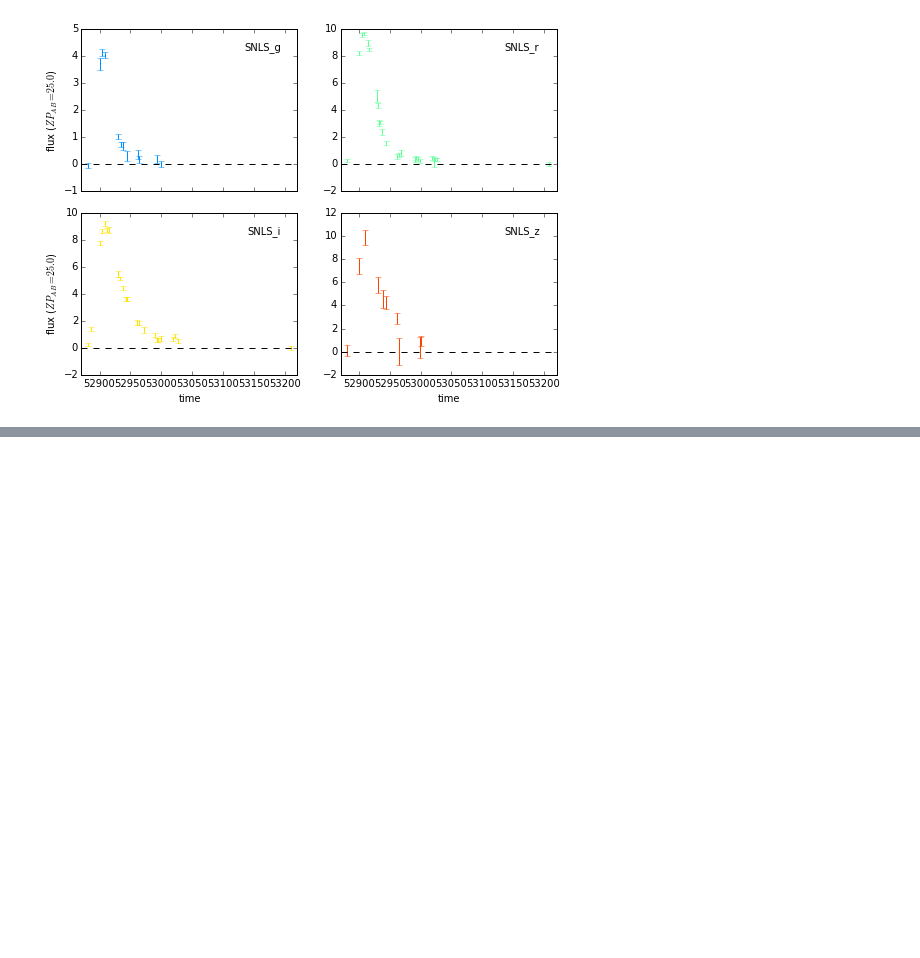
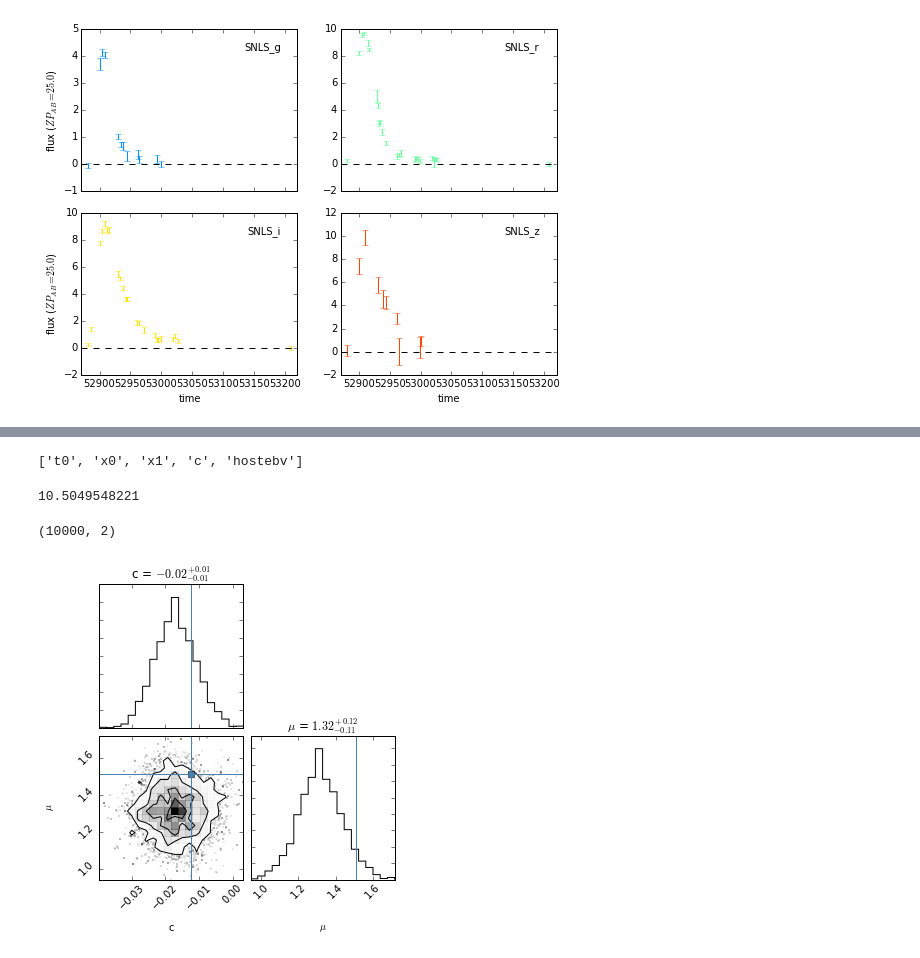
Before and after one commit to rbiswas4/sncosmo_lc_analysis, a Jupyter notebook: scripts/jla_lc.ipynb, the cells around one changed output, grey strips where cells are left out. Drawn from its saved outputs; the diff is of its cells as text; code cells hidden in the pictures; blank space fills up the shorter version.

```diff
--- a/scripts/jla_lc.ipynb
+++ b/scripts/jla_lc.ipynb
@@ -117,10 +122,30 @@ mcmc_res_ext, mcmc_model_ext = sncosmo.mcmc_lc(lc_ext, model_ext,
                                     bounds={'c':(-0.3, 0.3), 'x1':(-3.0, 3.0)}, minsnr=3.0)
 # %%
 mcmc = mcmc_res.vparam_names
+mcmc_noext = mcmc_res_noext.vparam_names
 mcmc_ext = mcmc_res_ext.vparam_names
 
-mcmc_ndim, mcmc_nsamples = len(mcmc), len(mcmc_res.samples)
+mcmc_noext_samples = mcmc_res_noext.samples
 mcmc_samples = mcmc_res.samples
+mcmc_ext_samples = mcmc_res_ext.samples
 
-mcmc_ext_ndim, mcmc_ext_nsamples = len(mcmc_ext), len(mcmc_res_ext.samples)
-mcmc_ext_samples = mcmc_res_ext.samples
+mcmc
+# %% [output]
+['t0', 'x0', 'x1', 'c', 'hostebv']
+# %%
+alpha = 0.11
+beta = -3.1
+mB = source.peakmag(band='bessellB', magsys='ab')
+print mB
+
+
+noext_dict = {}
+mcmc_dict = {}
+ext_dict = {}
+# %% [output]
+10.5049548221
+# %%
+noext_dict['x0'] = mcmc_noext_samples[:,1]
+noext_dict['x1'] = mcmc_noext_samples[:,2]
+noext_dict['c'] = mcmc_noext_samples[:,3]
+noext_dict['mu'] = mB* + alpha * noext_dict['x1'] + beta * noext_dict['c']
@@ -127 +179,18 @@ mcmc_ext_samples = mcmc_res_ext.samples
+# %%
+np.shape(np.transpose(noext_arr))
+# %% [output]
+(10000, 2)
+# %%
+figure = triangle.corner(np.transpose(noext_arr), labels=['c', r'$\mu$'],
+                         truths=[model.get('c'), mB* + alpha * model.get('x1') + beta * model.get('c')],
+                         range=2*[0.9999], show_titles=True, title_args={"fontsize": 12},
+                         hist_kwargs={'normed':True})
+
+figure.gca().annotate(" ", xy=(0.5, 1.0), xycoords="figure fraction",
+                      xytext=(0, -5), textcoords="offset points",
+                      ha="center", va="top")
+
+figure.savefig('noext.png')
+# %% [output]
+[figure, added]
 # %%
```
Also changed, not shown: parts of 12 cells of this notebook.
